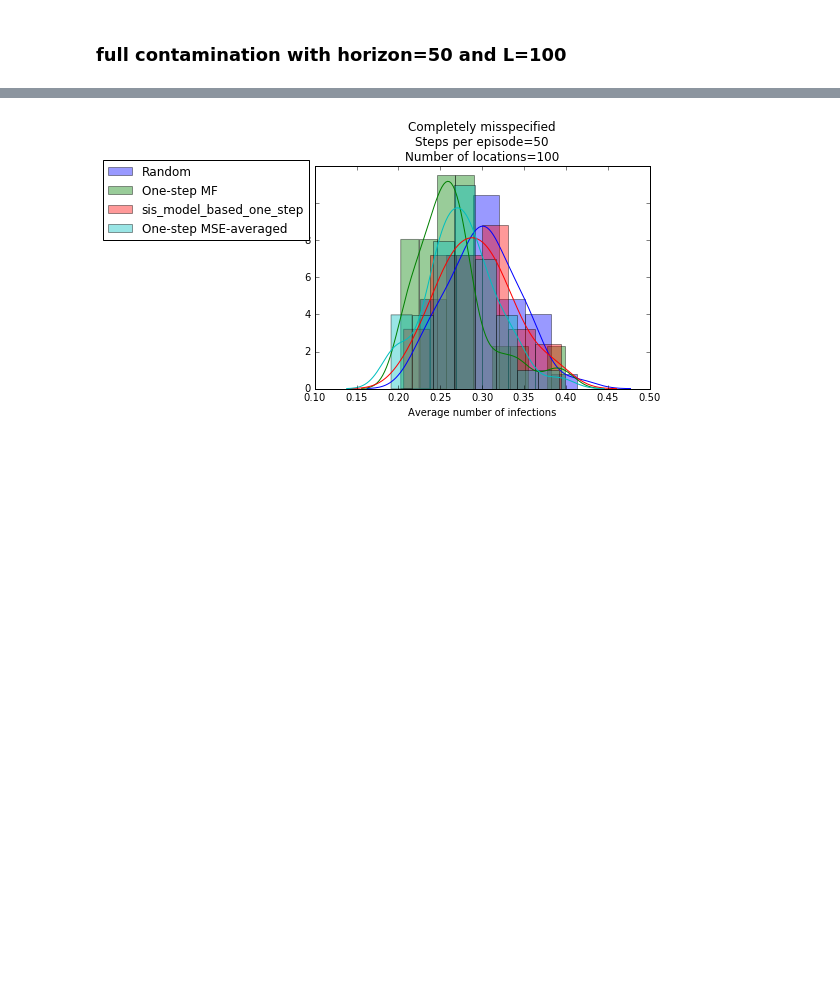
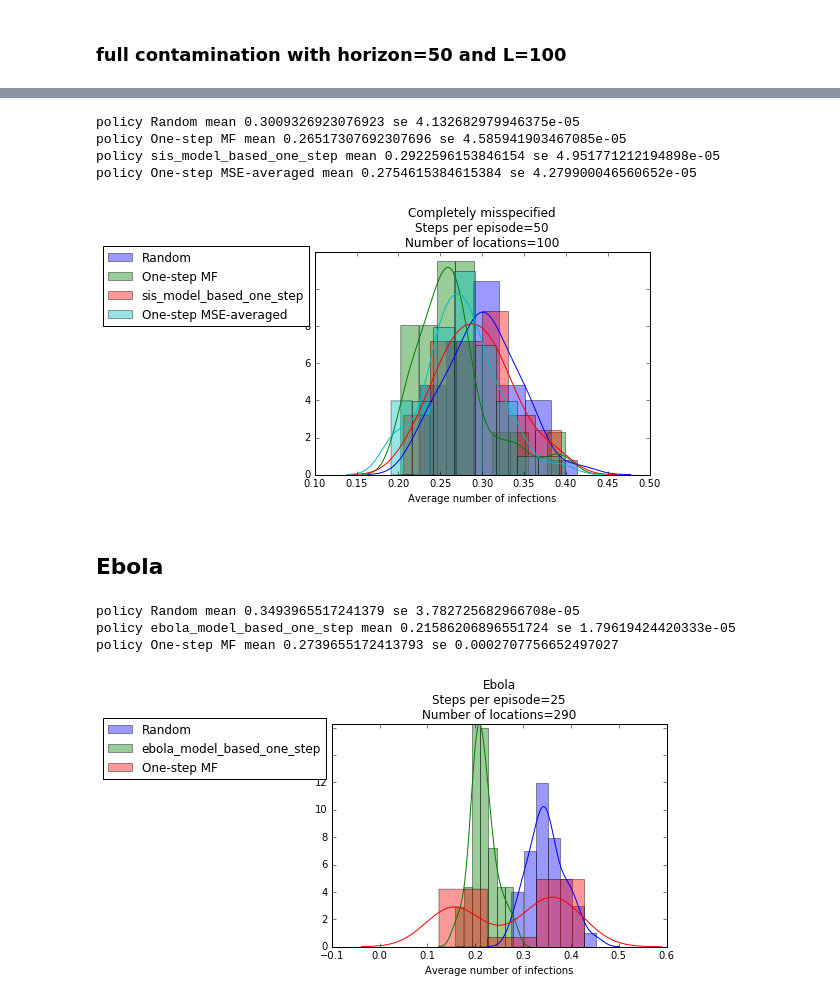
Before and after one commit to jclifton333/spatial-RL, a Jupyter notebook: analysis/results/compare-result-distributions.ipynb, the cells around one changed output, grey strips where cells are left out. Cells and saved outputs as stored; diff of their text form; code cells hidden in the pictures; blank space fills up the shorter version.

```diff
--- a/analysis/results/compare-result-distributions.ipynb
+++ b/analysis/results/compare-result-distributions.ipynb
@@ -5,6 +5,15 @@ import numpy as np
 import seaborn as sns
 import yaml
 %matplotlib inline
+# %%
+def bootstrap(arr):
+    n = len(arr)
+    means = []
+    for i in range(1000):
+        arr_b = np.random.choice(arr, size=n, replace=True)
+        means.append(np.mean(arr_b))
+    bootstrap_se = np.var(means)
+    return bootstrap_se
 # %%
 policy_names_dict = {'one_step': 'One-step MF', 'random': 'Random', 'SIS_model_based_one_step': 'One-step MB',
                     'sis_one_step_mse_averaged': 'One-step MSE-averaged'}
@@ -17,6 +26,8 @@ def plot_results_in_list(file_list, horizon=None, L=None, title=None):
         if policy_name in policy_names_dict.keys():
             policy_name = policy_names_dict[policy_name]
         sns.distplot(results, label=policy_name)
+        bootstrap_se = bootstrap(results)
+        print('policy {} mean {} se {}'.format(policy_name, np.mean(results), bootstrap_se))
     plt.legend(bbox_to_anchor=(0, 1.05))
     plt.xlabel('Average number of infections')
     if title is not None:
@@ -108,4 +147,21 @@ file_list_eps1_100_h50 = ['sis_random_quad_approx_100_1.0_180904_211729.yml',
 # %%
 plot_results_in_list(file_list_eps1_100_h50, horizon=50, L=100, title='Completely misspecified')
 # %% [output]
+policy Random mean 0.3009326923076923 se 4.132682979946375e-05
+policy One-step MF mean 0.26517307692307696 se 4.585941903467085e-05
+policy sis_model_based_one_step mean 0.2922596153846154 se 4.951771212194898e-05
+policy One-step MSE-averaged mean 0.2754615384615384 se 4.279900046560652e-05
 [figure]
+# %% [markdown]
+## Ebola
+# %%
+ebola_file_list = ['Ebola_random_quad_approx_290_180916_194706.yml',
+                  'Ebola_ebola_model_based_one_step_quad_approx_290_180916_195032.yml',
+                  'Ebola_one_step_quad_approx_290_180916_203748.yml']
+# %%
+plot_results_in_list(ebola_file_list, horizon=25, L=290, title='Ebola')
+# %% [output]
+policy Random mean 0.3493965517241379 se 3.782725682966708e-05
+policy ebola_model_based_one_step mean 0.21586206896551724 se 1.79619424420333e-05
+policy One-step MF mean 0.2739655172413793 se 0.0002707756652497027
+[figure, added]
```
Also changed, not shown: parts of 8 cells of this notebook, 28 other files.
